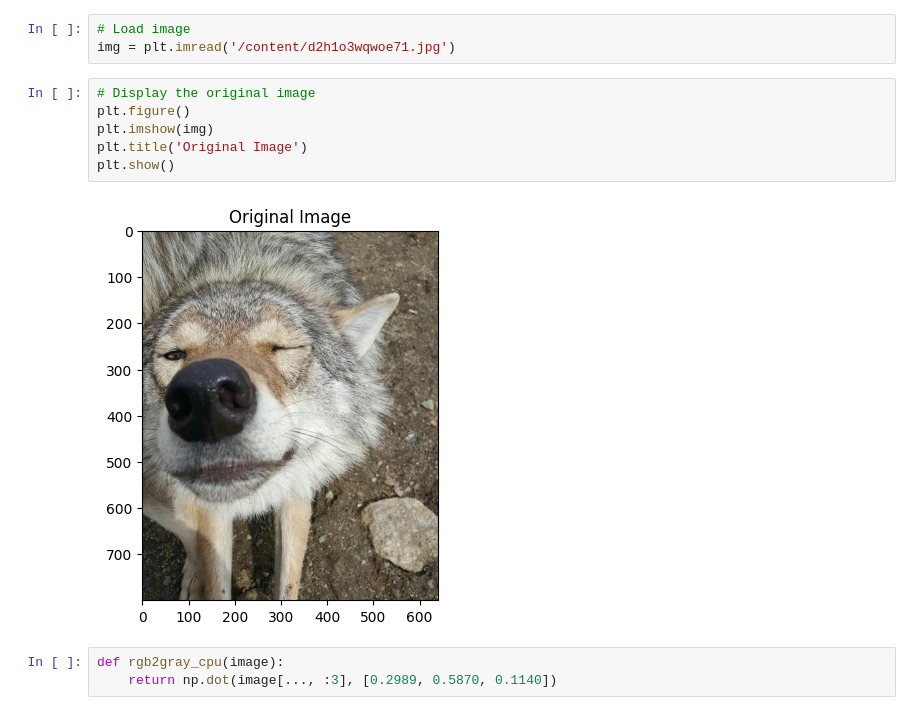
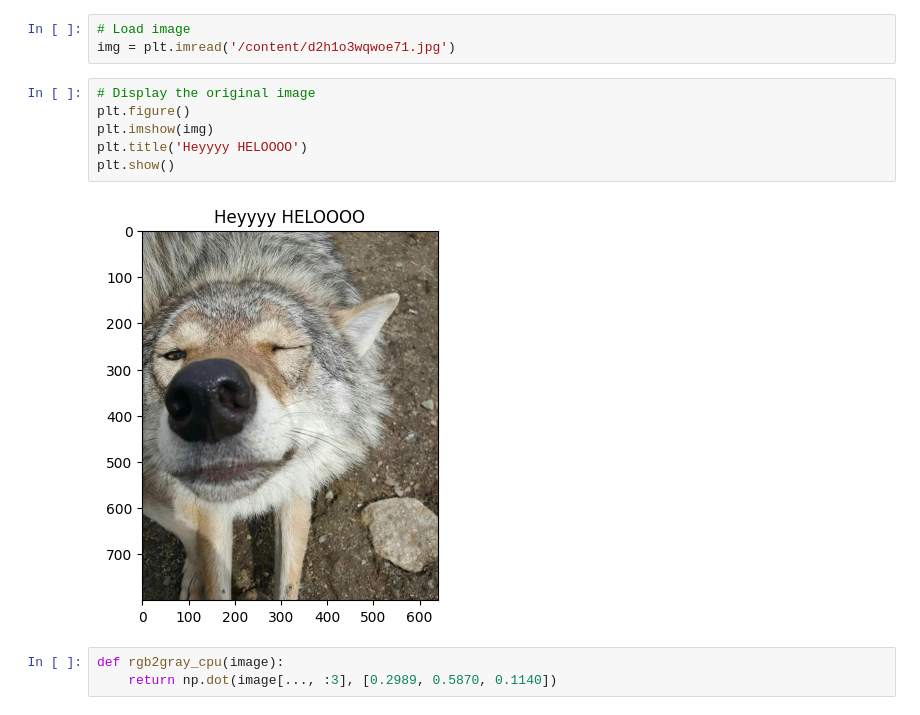
Before and after one commit to Lib3Rt9/advancedhpc2024, a Jupyter notebook: labwork_3/lab_3.ipynb, the cells around one changed output. Saved outputs shown, nothing was run; the diff lists cells and outputs as text.

Commit message:
- Update image caption

```diff
--- a/labwork_3/lab_3.ipynb
+++ b/labwork_3/lab_3.ipynb
@@ -11,11 +11,11 @@ img = plt.imread('/content/d2h1o3wqwoe71.jpg')
 # %%
 # Display the original image
 plt.figure()
 plt.imshow(img)
-plt.title('Original Image')
+plt.title('Heyyyy HELOOOO')
 plt.show()
 # %% [output]
-[figure, old version]
+[figure, new version]
 # %%
 def rgb2gray_cpu(image):
     return np.dot(image[..., :3], [0.2989, 0.5870, 0.1140])
```
